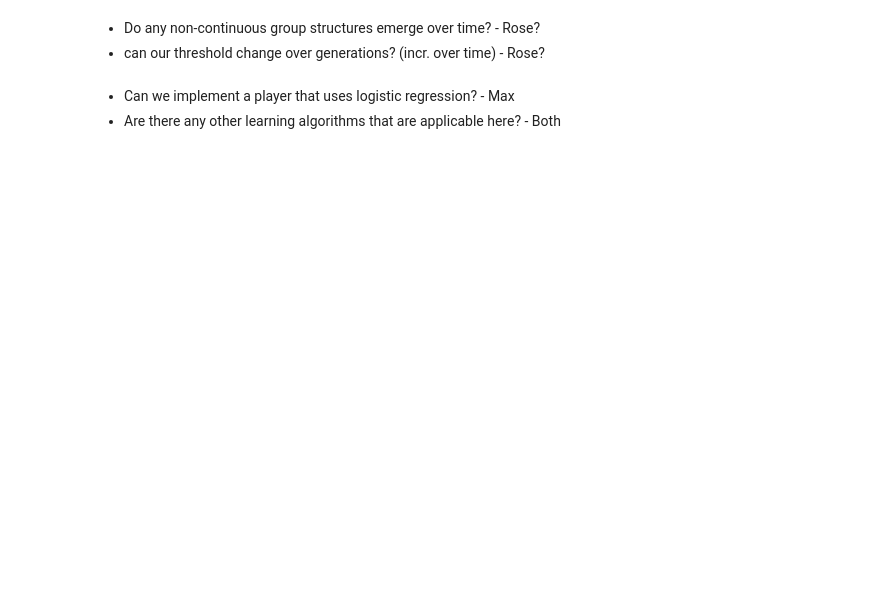
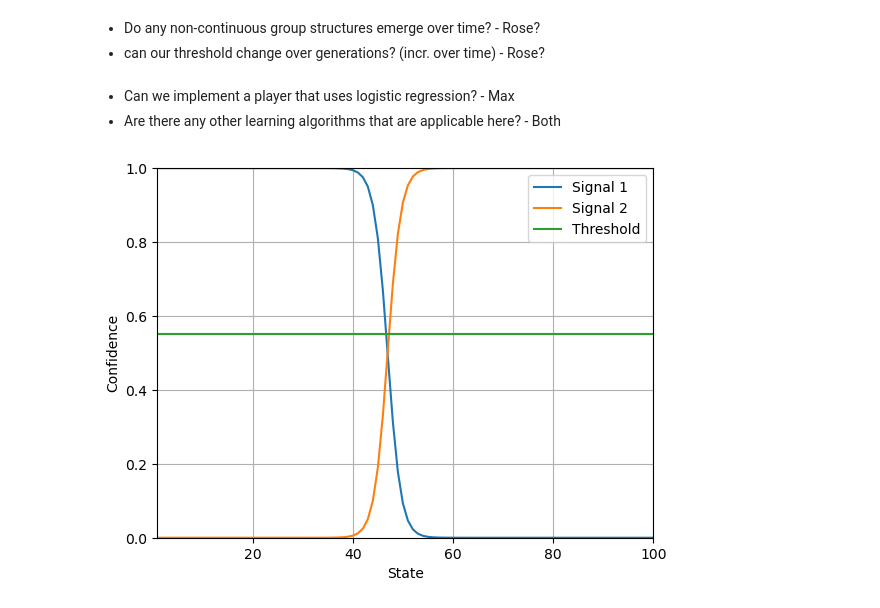
Before and after one commit to maxb00/Emergence-of-Vagueness, a Jupyter notebook: lichtman.ipynb, the cells around one changed output. Drawn from its saved outputs; the diff is of its cells as text; code cells hidden in the pictures; blank space fills up the shorter version.

```diff
--- a/lichtman.ipynb
+++ b/lichtman.ipynb
@@ -276,3 +309,22 @@ Completed generation 6
 Completed generation 7
 Completed generation 8
 Completed generation 9
+# %%
+P0 = LRPlayer(policy=inital_policy)
+P1 = LRPlayer()
+LR_player_stack = [P0, P1]
+
+# learn loop
+for gen in range(generations):
+    learner = LR_player_stack.pop()
+    teacher = LR_player_stack.pop()
+
+    examples = teacher.poll(40)
+    learner.learn(examples, 0.55)
+
+    next_gen = LRPlayer()
+    LR_player_stack.append(teacher)
+    LR_player_stack.append(learner)
+    LR_player_stack.append(next_gen)
+
+    print("Completed generation " + str(gen))
@@ -308,3 +371,7 @@ show_history(player_stack)
 # %% [markdown]
 * Can we implement a player that uses logistic regression? - Max
 * Are there any other learning algorithms that are applicable here? - Both
+# %%
+LR_player_stack[1].graph_preds()
+# %% [output]
+[figure, added]
```
Also changed, not shown: parts of 13 cells of this notebook.
